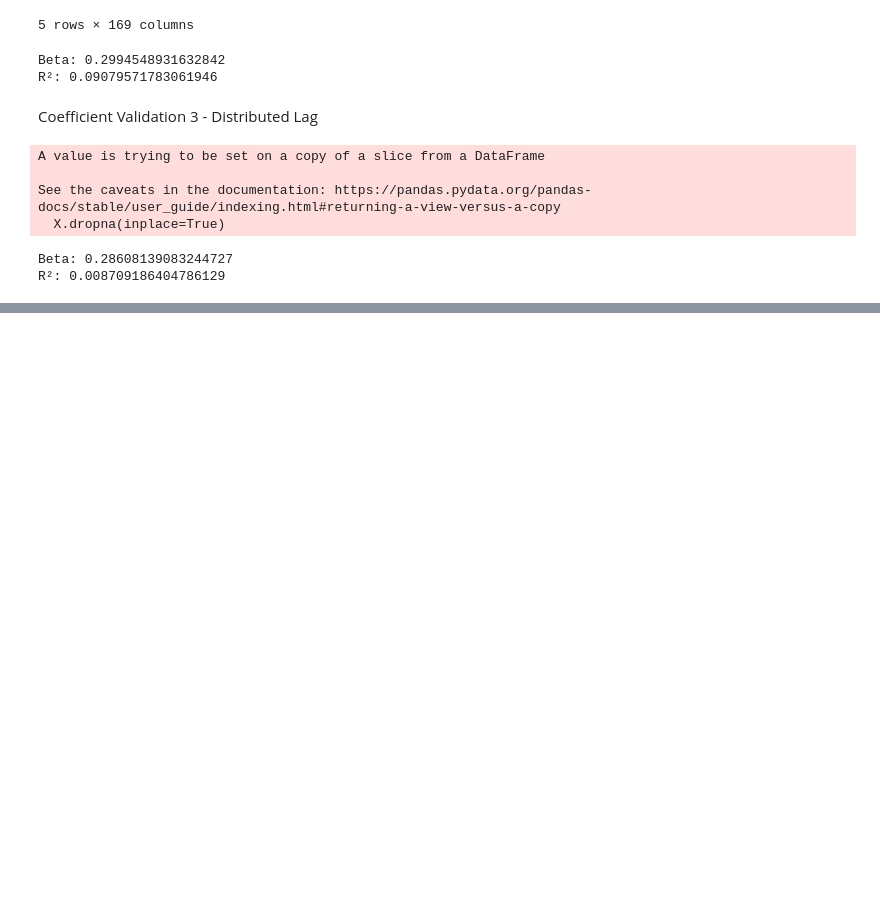
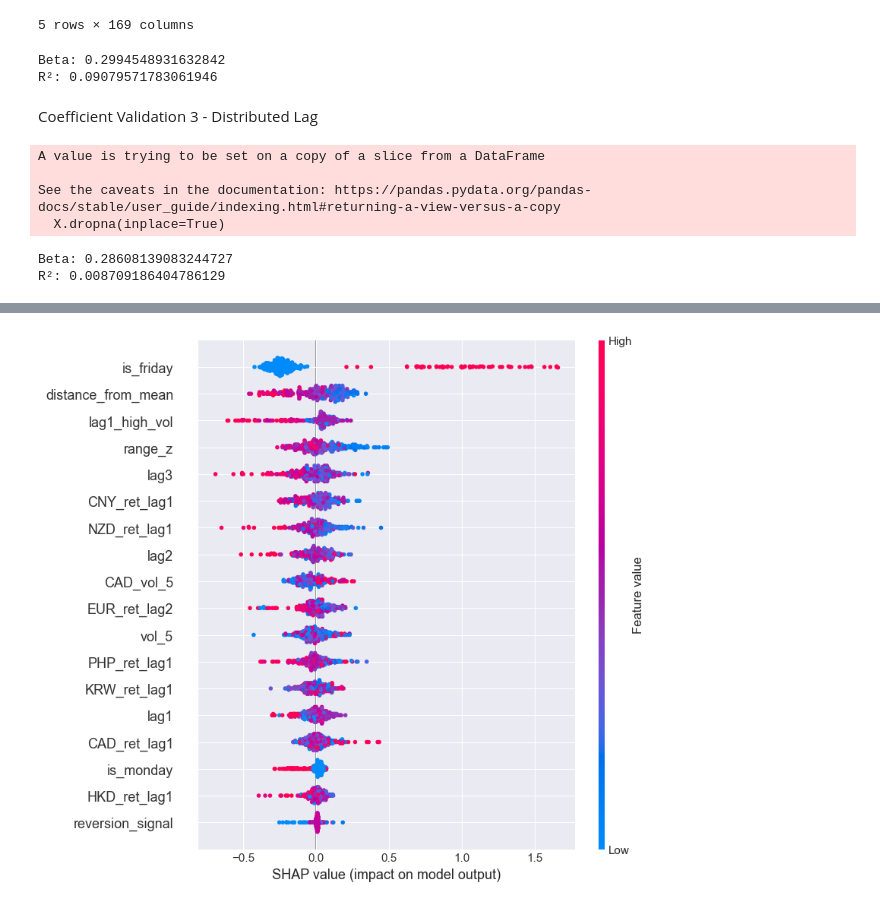
Before and after one commit to foooooooooooooooooooooooooootw/sora-analysis, a Jupyter notebook: SORA2.ipynb, the cells around one changed output, grey strips where cells are left out. Saved outputs shown, nothing was run; the diff lists cells and outputs as text; code cells hidden in the pictures; blank space fills up the shorter version.

```diff
--- a/SORA2.ipynb
+++ b/SORA2.ipynb
@@ -1397,0 +1495,9 @@ R²: 0.008709186404786129
+# %%
+import shap
+
+explainer = shap.Explainer(model)
+shap_values = explainer(X_log_test)
+
+shap.plots.beeswarm(shap_values, max_display=len(shap_values))
+# %% [output]
+[figure, added]
```
Also changed, not shown: parts of 13 cells of this notebook, 4 other files.
